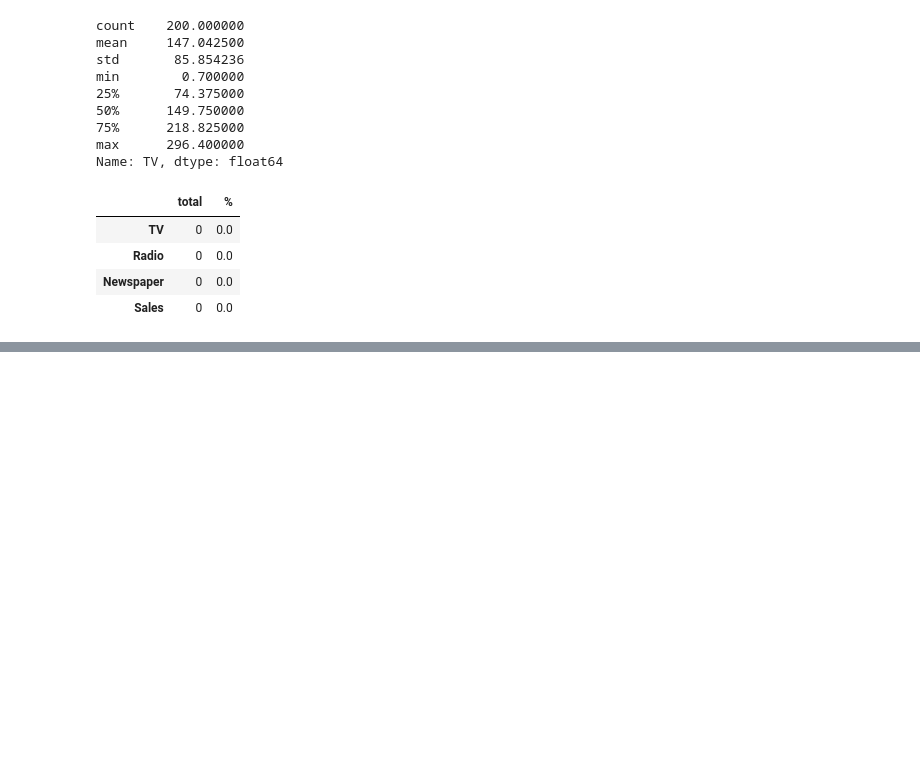
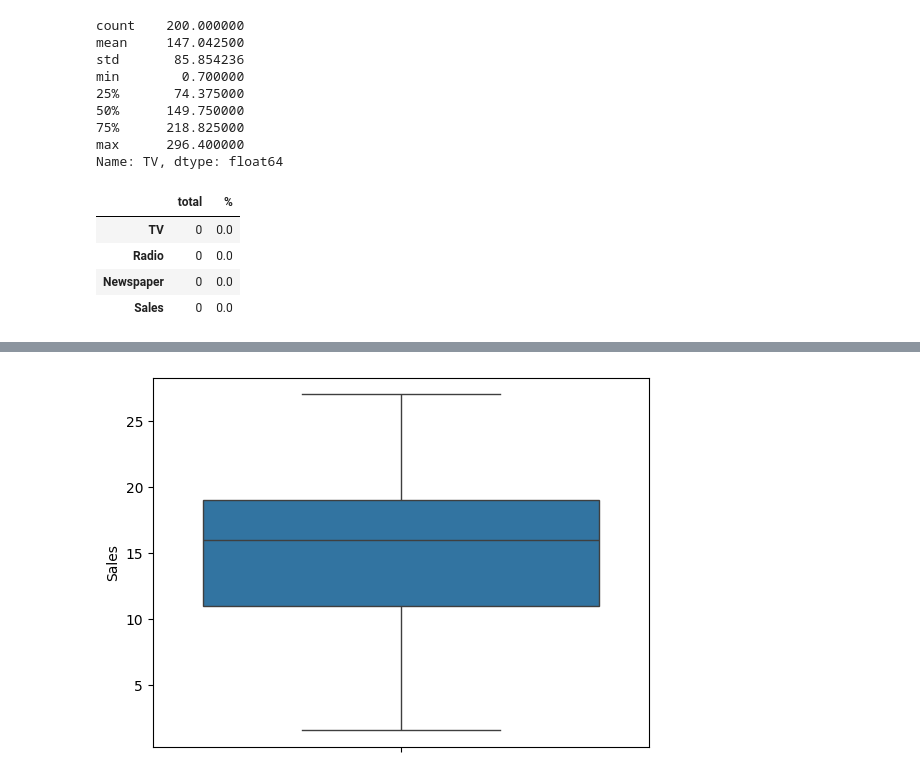
Before and after one commit to SKC-18/Sales_dataset, a Jupyter notebook: sales_dataset.ipynb, the cells around one changed output, grey strips where cells are left out. Cells and saved outputs as stored; diff of their text form; code cells hidden in the pictures; blank space fills up the shorter version.

```diff
--- a/sales_dataset.ipynb
+++ b/sales_dataset.ipynb
@@ -68,0 +77,5 @@ missing_data.head(10)
+# %%
+sns.boxplot(df['Sales'])
+plt.show()
+# %% [output]
+[figure, added]
```
Also changed, not shown: parts of 2 cells of this notebook.
